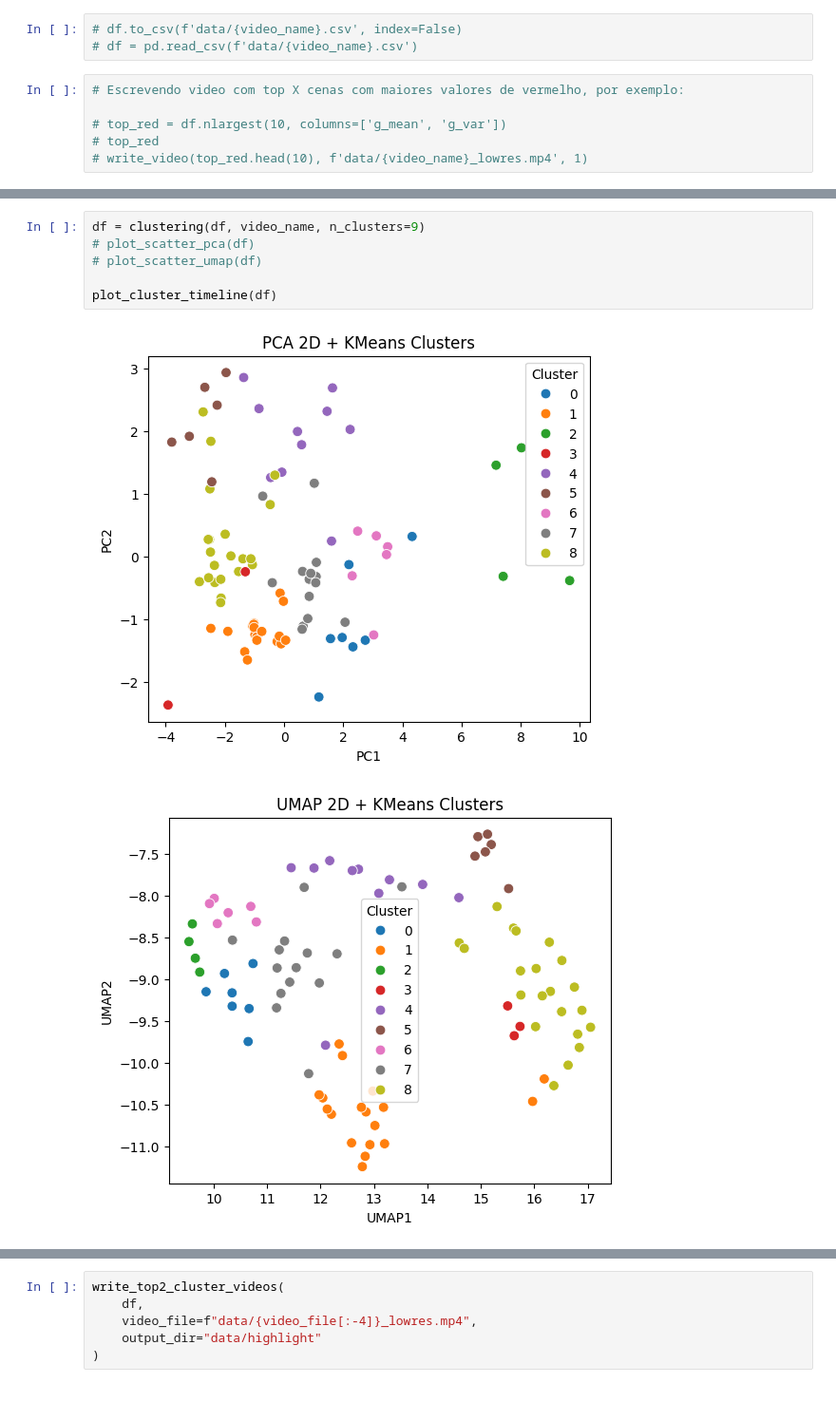
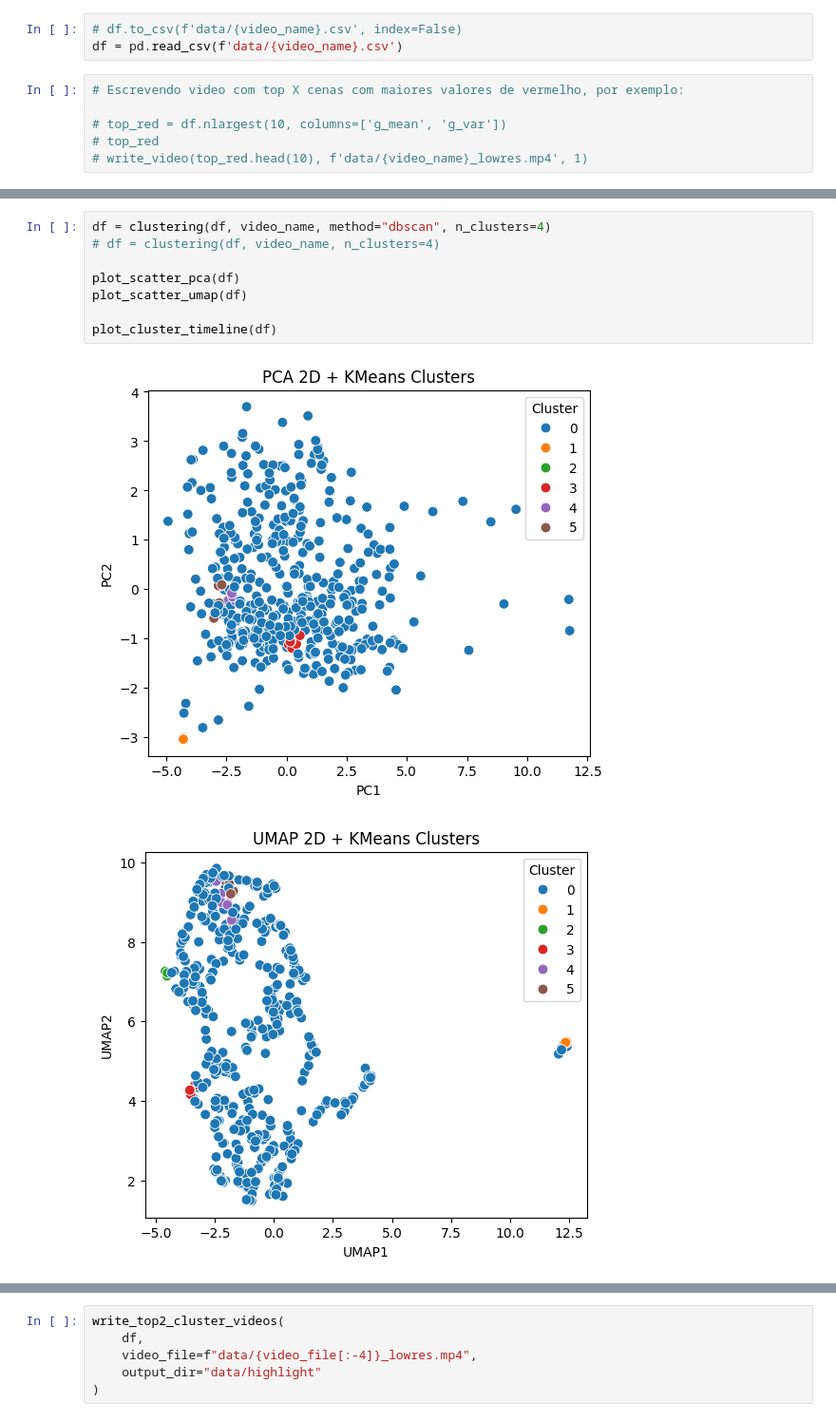
Before and after one commit to rafacoelho4/cinematic-data-clustering, a Jupyter notebook: notebooks/demo.ipynb, the cells around one changed output, grey strips where cells are left out. Shown at 95% size. Drawn from its saved outputs; the diff is of its cells as text.

Commit message:
dbscan clustering added

```diff
--- a/notebooks/demo.ipynb
+++ b/notebooks/demo.ipynb
@@ -79,7 +80,7 @@ df = image_features(df)
 # df = movement_features(video_file, df)
 # %%
 # df.to_csv(f'data/{video_name}.csv', index=False)
-# df = pd.read_csv(f'data/{video_name}.csv')
+df = pd.read_csv(f'data/{video_name}.csv')
 # %%
 # Escrevendo video com top X cenas com maiores valores de vermelho, por exemplo:
 
@@ -97,9 +96,11 @@ plot_color_features(df)
 # %%
-df = clustering(df, video_name, n_clusters=9)
-# plot_scatter_pca(df)
-# plot_scatter_umap(df)
+df = clustering(df, video_name, method="dbscan", n_clusters=4)
+# df = clustering(df, video_name, n_clusters=4)
+
+plot_scatter_pca(df)
+plot_scatter_umap(df)
 
 plot_cluster_timeline(df)
 # %% [output]
-[figure, old version]
+[figure, new version]
-[figure, old version]
+[figure, new version]
```
Also changed, not shown: parts of 5 cells of this notebook, 2 other files.
